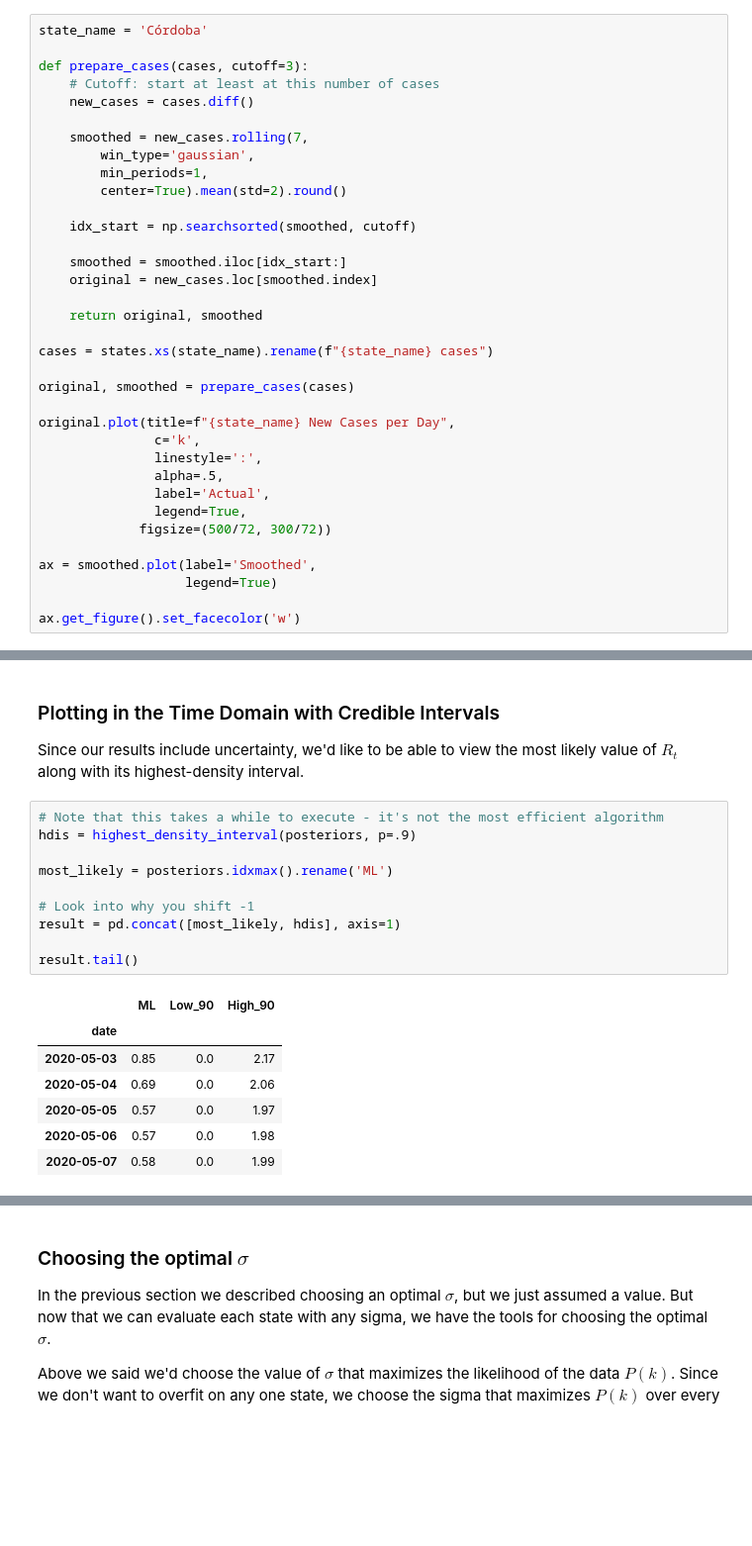
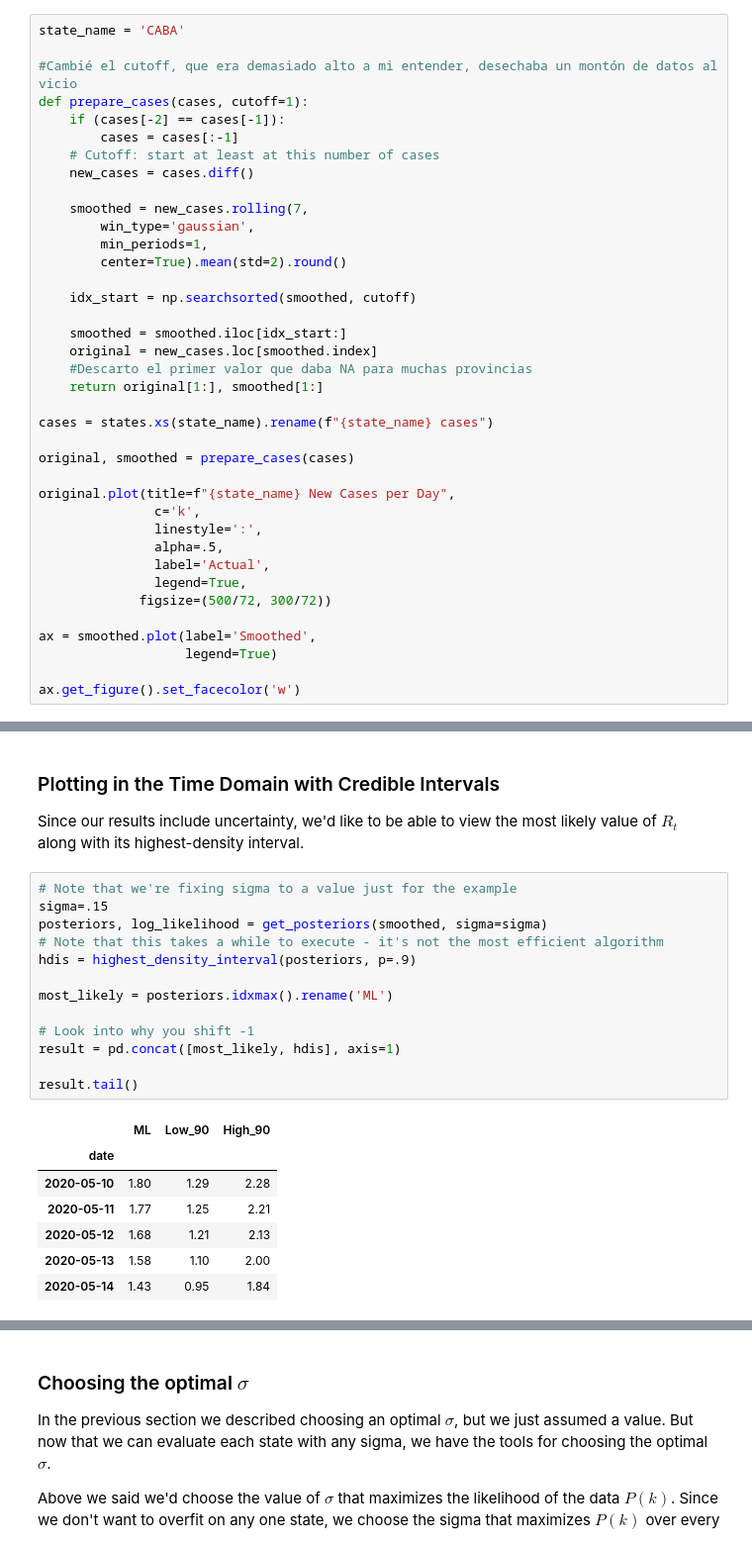
Before and after one commit to pablocelayes/covid-19, a Jupyter notebook: Realtime R0 - Argentina.ipynb, the cells around one changed output, grey strips where cells are left out. Shown at 99% size. Drawn from its saved outputs; the diff is of its cells as text; blank space fills up the shorter version.

```diff
--- a/Realtime R0 - Argentina.ipynb
+++ b/Realtime R0 - Argentina.ipynb
@@ -374,9 +377,12 @@ Taking a look at the state, we need to start the analysis when there are a consi
 
 Also, case reporting is very erratic based on testing backlogs, etc. To get the best view of the 'true' data we can, I've applied a gaussian filter to the time series. This is obviously an arbitrary choice, but you'd imagine the real world process is not nearly as stochastic as the actual reporting.
 # %%
-state_name = 'Córdoba'
+state_name = 'CABA'
 
-def prepare_cases(cases, cutoff=3):
+#Cambié el cutoff, que era demasiado alto a mi entender, desechaba un montón de datos al vicio
+def prepare_cases(cases, cutoff=1):
+    if (cases[-2] == cases[-1]):
+        cases = cases[:-1]
     # Cutoff: start at least at this number of cases
     new_cases = cases.diff()
 
@@ -389,8 +395,8 @@ def prepare_cases(cases, cutoff=3):
 
     smoothed = smoothed.iloc[idx_start:]
     original = new_cases.loc[smoothed.index]
-
-    return original, smoothed
+    #Descarto el primer valor que daba NA para muchas provincias
+    return original[1:], smoothed[1:]
 
 cases = states.xs(state_name).rename(f"{state_name} cases")
 
@@ -536,23 +548,26 @@ ax.set_xlabel('$R_t$');
 
 Since our results include uncertainty, we'd like to be able to view the most likely value of $R_t$ along with its highest-density interval.
 # %%
+# Note that we're fixing sigma to a value just for the example
+sigma=.15
+posteriors, log_likelihood = get_posteriors(smoothed, sigma=sigma)
 # Note that this takes a while to execute - it's not the most efficient algorithm
 hdis = highest_density_interval(posteriors, p=.9)
 
 most_likely = posteriors.idxmax().rename('ML')
 
 # Look into why you shift -1
 result = pd.concat([most_likely, hdis], axis=1)
 
 result.tail()
 # %% [output]
 |  | ML | Low_90 | High_90 |
 | date |  |  |  |
-| 2020-05-03 | 0.85 | 0.0 | 2.17 |
-| 2020-05-04 | 0.69 | 0.0 | 2.06 |
-| 2020-05-05 | 0.57 | 0.0 | 1.97 |
-| 2020-05-06 | 0.57 | 0.0 | 1.98 |
-| 2020-05-07 | 0.58 | 0.0 | 1.99 |
+| 2020-05-10 | 1.80 | 1.29 | 2.28 |
+| 2020-05-11 | 1.77 | 1.25 | 2.21 |
+| 2020-05-12 | 1.68 | 1.21 | 2.13 |
+| 2020-05-13 | 1.58 | 1.10 | 2.00 |
+| 2020-05-14 | 1.43 | 0.95 | 1.84 |
 # %%
 def plot_rt(result, ax, state_name):
 
```
Also changed, not shown: parts of 27 cells of this notebook, 1 other file.
